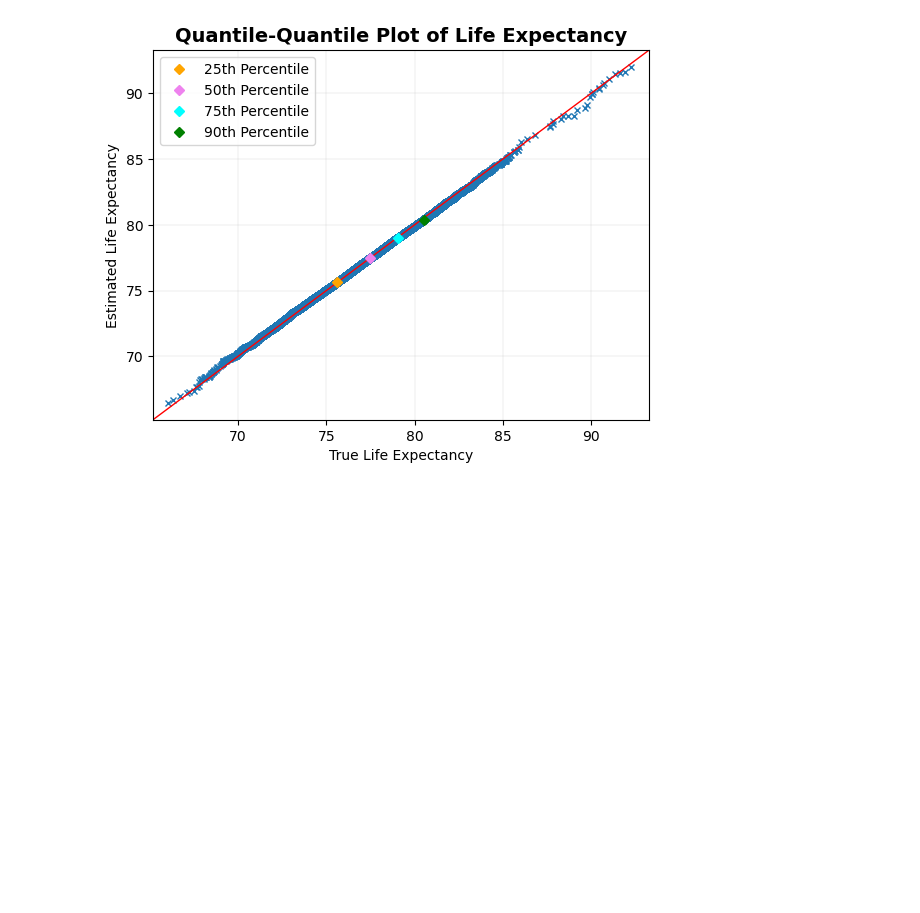
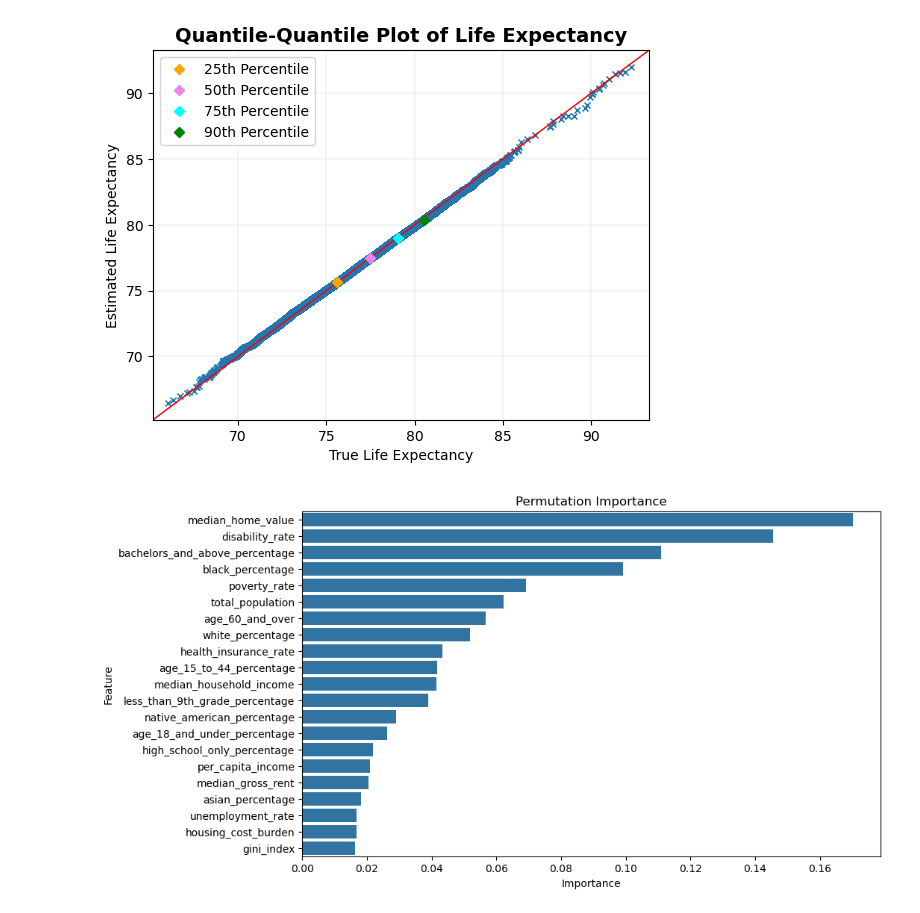
Before and after one commit to samyakshrestha/predicting-life-expectancy, a Jupyter notebook: notebooks/07_xg_boost_model.ipynb, the cells around one changed output. Drawn from its saved outputs; the diff is of its cells as text; code cells hidden in the pictures; blank space fills up the shorter version.

```diff
--- a/notebooks/07_xg_boost_model.ipynb
+++ b/notebooks/07_xg_boost_model.ipynb
@@ -340,3 +340,19 @@ plt.show()
 # %% [output]
 <Figure size 500x500 with 0 Axes>
 [figure]
+# %%
+# Calculate permutation importance
+perm_importance = permutation_importance(best_model, X_test, y_test, n_repeats=10, random_state=42)
+# %%
+# Convert to DataFrame for visualization
+perm_importance_df = pd.DataFrame({'Feature': X_test.columns,'Importance': perm_importance.importances_mean
+                                  }).sort_values(by='Importance', ascending=False)
+# %%
+# Plot
+plt.figure(figsize=(10, 6))
+sns.barplot(x='Importance', y='Feature', data=perm_importance_df)
+plt.title('Permutation Importance')
+plt.savefig('../outputs/permutation_importance.png', bbox_inches = 'tight')
+plt.show()
+# %% [output]
+[figure, added]
```
